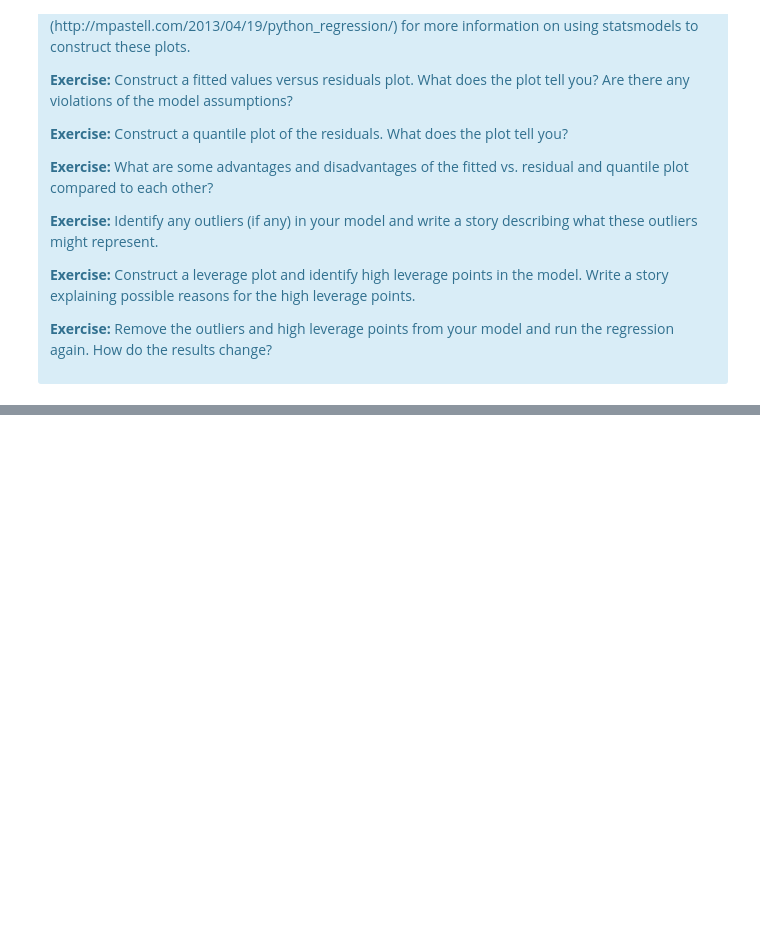
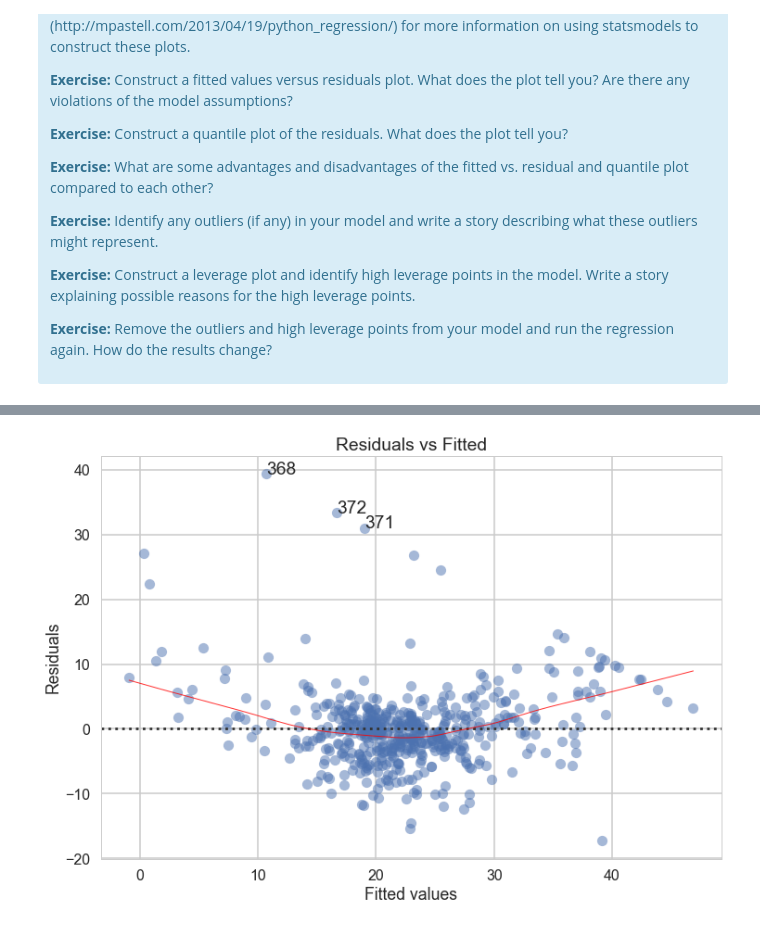
Before and after one commit to mcassi17/Linear_Regression_Springboard, a Jupyter notebook: Mini_Project_Linear_Regression.ipynb, the cells around one changed output, grey strips where cells are left out. Saved outputs shown, nothing was run; the diff lists cells and outputs as text; code cells hidden in the pictures; blank space fills up the shorter version.

```diff
--- a/Mini_Project_Linear_Regression.ipynb
+++ b/Mini_Project_Linear_Regression.ipynb
@@ -811,0 +936,7 @@ There are some other issues that are important investigate with linear regressio
+# %%
+# Your turn.
+from statsmodels.graphics.regressionplots import *
+from statsmodels.graphics.gofplots import *
+
+m = ols('PRICE ~ CRIM + RM + PTRATIO',bos).fit()
+print(m.summary())
@@ -811,0 +961,30 @@ There are some other issues that are important investigate with linear regressio
+# %%
+import seaborn as sns
+
+resid = m.resid
+fitted = m.fittedvalues
+model_norm_residuals = m.get_influence().resid_studentized_internal
+model_norm_residuals_abs_sqrt = np.sqrt(np.abs(model_norm_residuals))
+model_abs_resid = np.abs(resid)
+model_leverage = m.get_influence().hat_matrix_diag
+model_cooks = m.get_influence().cooks_distance[0]
+
+plot_lm_1 = plt.figure(1)
+plot_lm_1.set_figheight(8)
+plot_lm_1.set_figwidth(12)
+plot_lm_1.axes[0] = sns.residplot(fitted, 'PRICE', data=bos,
+                          lowess=True,
+                          scatter_kws={'alpha': 0.5},
+                          line_kws={'color': 'red', 'lw': 1, 'alpha': 0.8})
+plot_lm_1.axes[0].set_title('Residuals vs Fitted')
+plot_lm_1.axes[0].set_xlabel('Fitted values')
+plot_lm_1.axes[0].set_ylabel('Residuals')
+
+abs_resid = model_abs_resid.sort_values(ascending=False)
+abs_resid_top_3 = abs_resid[:3]
+for i in abs_resid_top_3.index:
+    plot_lm_1.axes[0].annotate(i,
+                               xy=(fitted[i],
+                                   resid[i]));
+# %% [output]
+[figure, added]
```
Also changed, not shown: parts of 39 cells of this notebook.
